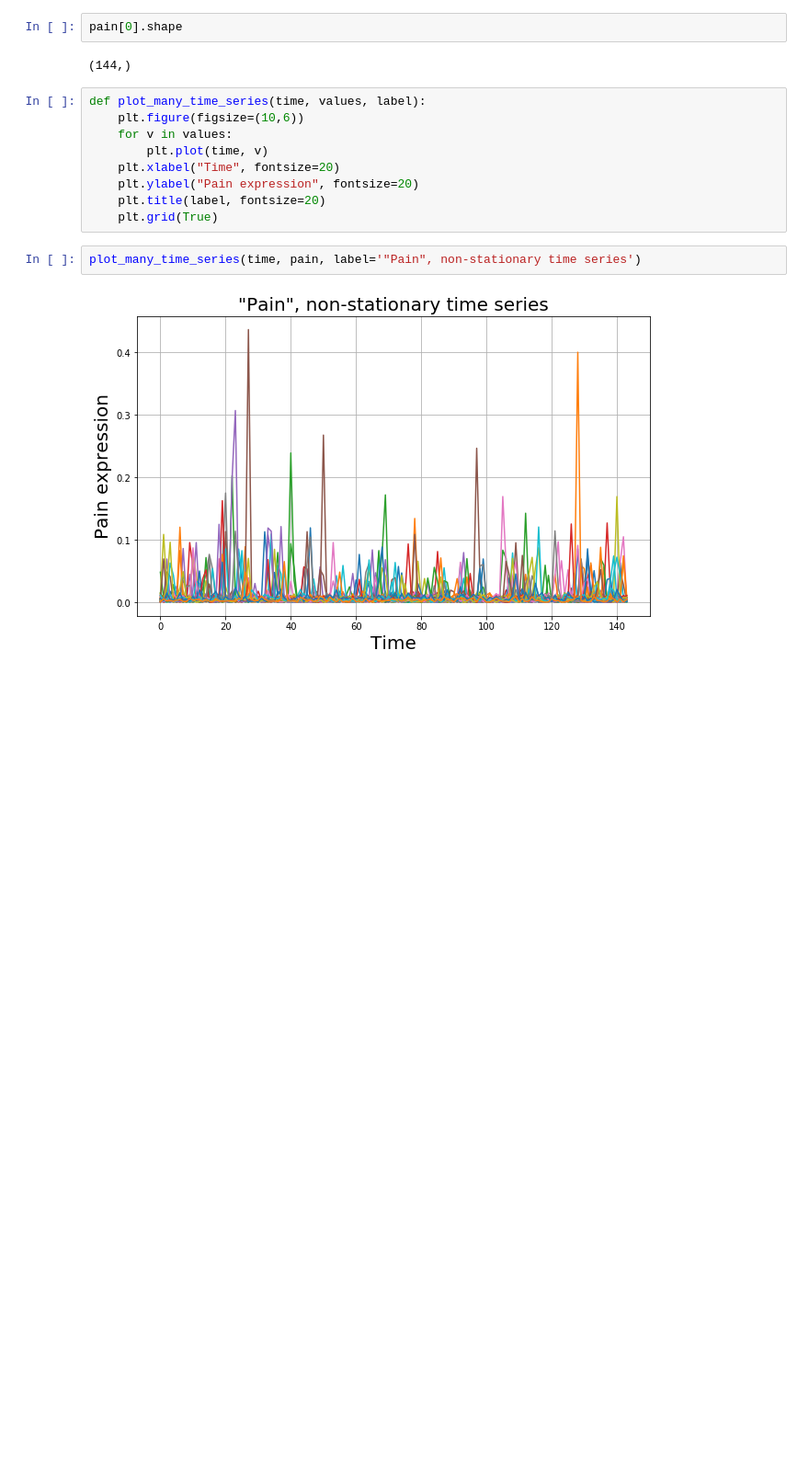
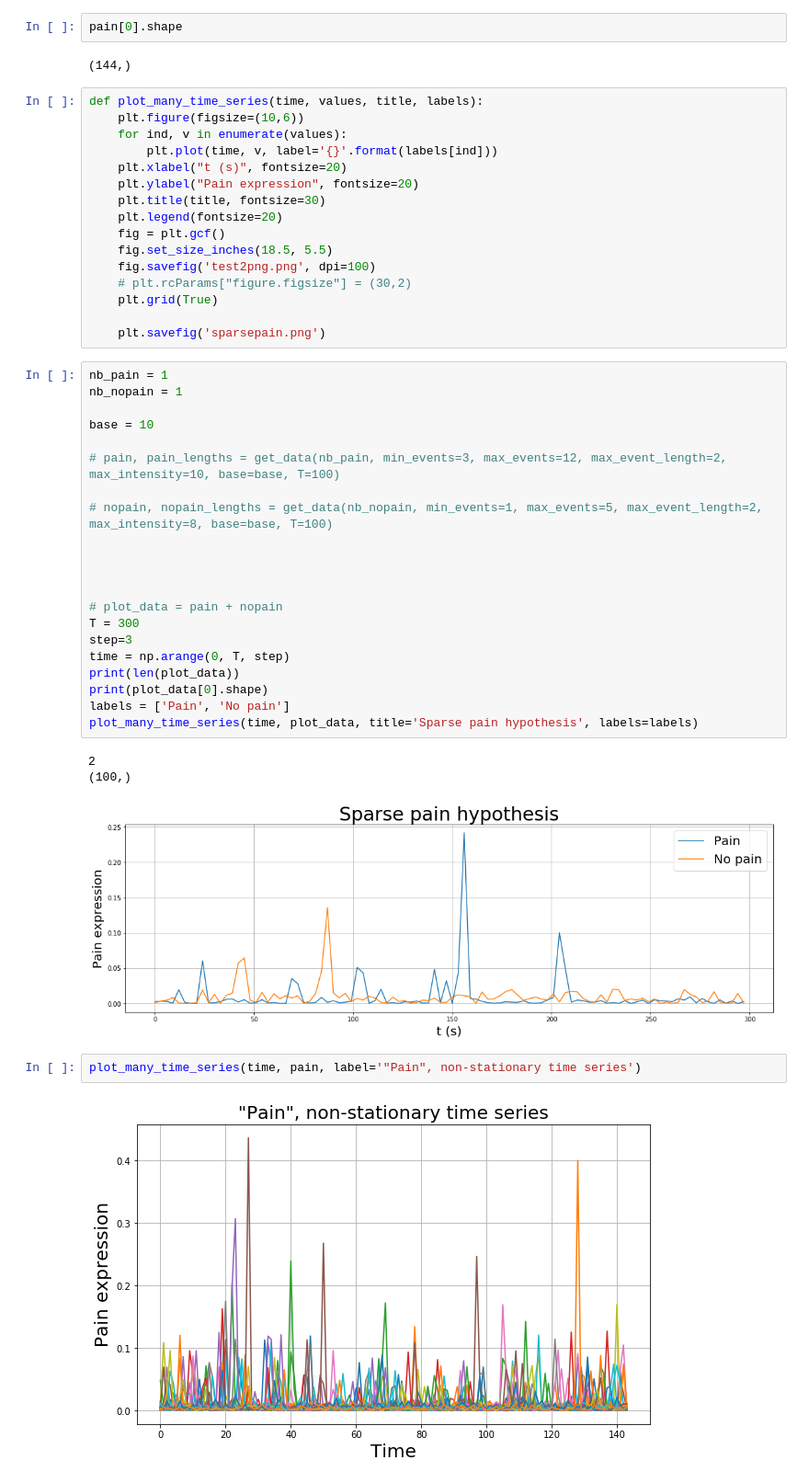
Before and after one commit to sofiabroome/painface-recognition, a Jupyter notebook: notebooks/1d_pain.ipynb, the cells around one changed output. Shown: that part at 92% size. Cells and saved outputs as stored; diff of their text form; blank space fills up the shorter version.

Commit message:
data script updates

```diff
--- a/notebooks/1d_pain.ipynb
+++ b/notebooks/1d_pain.ipynb
@@ -136,14 +132,46 @@ pain[0].shape
 # %% [output]
 (144,)
 # %%
-def plot_many_time_series(time, values, label):
+def plot_many_time_series(time, values, title, labels):
     plt.figure(figsize=(10,6))
-    for v in values:
-        plt.plot(time, v)
-    plt.xlabel("Time", fontsize=20)
+    for ind, v in enumerate(values):
+        plt.plot(time, v, label='{}'.format(labels[ind]))
+    plt.xlabel("t (s)", fontsize=20)
     plt.ylabel("Pain expression", fontsize=20)
-    plt.title(label, fontsize=20)
+    plt.title(title, fontsize=30)
+    plt.legend(fontsize=20)
+    fig = plt.gcf()
+    fig.set_size_inches(18.5, 5.5)
+    fig.savefig('test2png.png', dpi=100)
+    # plt.rcParams["figure.figsize"] = (30,2)
     plt.grid(True)
+
+    plt.savefig('sparsepain.png')
+# %%
+nb_pain = 1
+nb_nopain = 1
+
+base = 10
+
+# pain, pain_lengths = get_data(nb_pain, min_events=3, max_events=12, max_event_length=2, max_intensity=10, base=base, T=100)
+
+# nopain, nopain_lengths = get_data(nb_nopain, min_events=1, max_events=5, max_event_length=2, max_intensity=8, base=base, T=100)
+
+
+
+
+# plot_data = pain + nopain
+T = 300
+step=3
+time = np.arange(0, T, step)
+print(len(plot_data))
+print(plot_data[0].shape)
+labels = ['Pain', 'No pain']
+plot_many_time_series(time, plot_data, title='Sparse pain hypothesis', labels=labels)
+# %% [output]
+2
+(100,)
+[figure, added]
 # %%
 plot_many_time_series(time, pain, label='"Pain", non-stationary time series')
 # %% [output]
```
Also changed, not shown: parts of 2 cells of this notebook, 4 other files.
